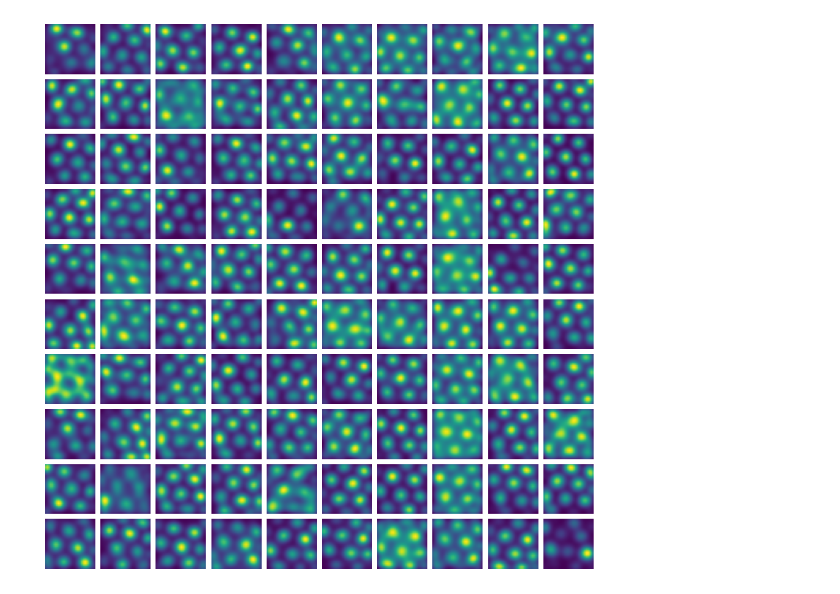
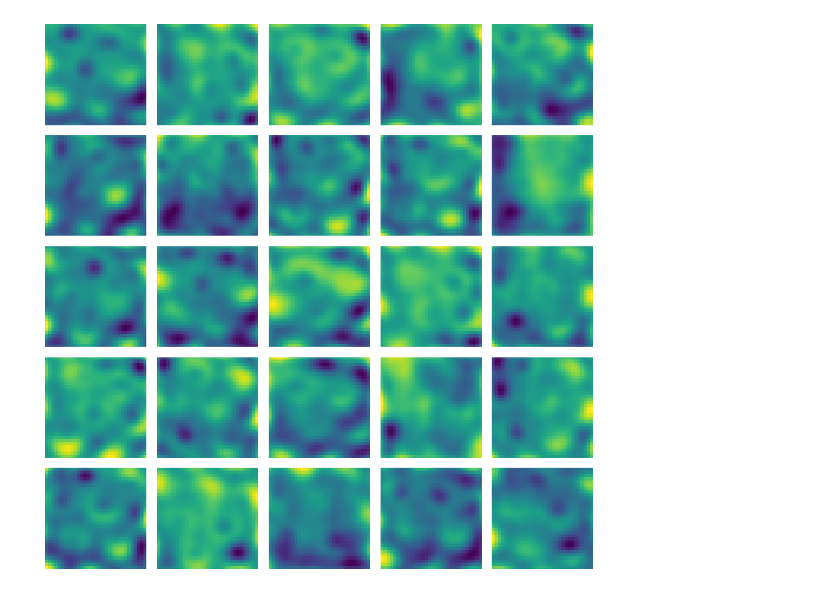
Before and after one commit to bioAI-Oslo/ExponentialRepresentations, a Jupyter notebook: experimental_transformations.ipynb, the cells around one changed output. Drawn from its saved outputs; the diff is of its cells as text; code cells hidden in the pictures.

```diff
--- a/experimental_transformations.ipynb
+++ b/experimental_transformations.ipynb
@@ -89,15 +75,0 @@ plt.axis("equal")
-# %%
-# only generation
-p_prime = torch.full((ratemaps.shape[-1], steps), torch.nan, dtype = torch.float32)
-p_prime[:,0] = ratemaps[ratemaps.shape[0]//2,ratemaps.shape[1]//2] # start in center
-
-for i in range(steps-1):
-    z = p_prime[:,i]
-    dr = v[i]
-    theta = np.arctan2(dr[1], dr[0])
-    m = torch.sqrt(dr[0]**2 + dr[1]**2)
-    C = dr[0]*model.A + dr[1]*model.B
-    Q = torch.matrix_exp(C)
-    p_prime[:,i+1] = Q@z
-
-p_prime = p_prime.detach().numpy()
@@ -120,0 +104,26 @@ for ax in axs.flatten():
+# %%
+rg = np.arange(32)
+xxg, yyg = np.meshgrid(rg, rg)
+rrg = np.stack((xxg.ravel(), yyg.ravel()), axis = -1)
+v2 = rrg - 16 # shift to center, dt = 1
+v2 = 2*v2/16 # double all movement lengths to double chamber size
+# only generation
+p_prime = torch.full((ratemaps.shape[-1], len(v)), torch.nan, dtype = torch.float32)
+p0 = ratemaps[ratemaps.shape[0]//2, ratemaps.shape[1]//2]
+
+for i in range(len(v)):
+    C = v2[i,0]*model.A + v2[i,1]*model.B
+    Q = torch.matrix_exp(C)
+    p_prime[:,i] = Q@p0
+    p_prev = p_prime[:,i]
+p_prime = p_prime.detach().numpy()
+bins = original_ratemaps.shape[0]
+
+rmap = p_prime.reshape((-1, bins, bins)).transpose((0, 2, 1))
+figs, axs = ratemap_collage(rmap, figsize = (10,10))
+
+for ax in axs.flatten():
+    square = patches.Rectangle((8, 8), 16, 16, linewidth=2, edgecolor='k', facecolor='none')
+    ax.add_patch(square)
+
+plt.savefig('./figures/generated_ratemaps_double_size.svg', dpi=300, bbox_inches='tight')
@@ -121,4 +132,5 @@ for ax in axs.flatten():
 # %%
-ratemap_collage(original_ratemaps.transpose(2, 0, 1)[:100], 10, 10, figsize = (10,10));
+ratemap_diff = rmap - original_ratemaps.transpose(2, 0, 1)
+ratemap_collage(ratemap_diff, 5, 5, figsize = (10,10));
 # %% [output]
-[figure, old version]
+[figure, new version]
```
Also changed, not shown: parts of 22 cells of this notebook.
